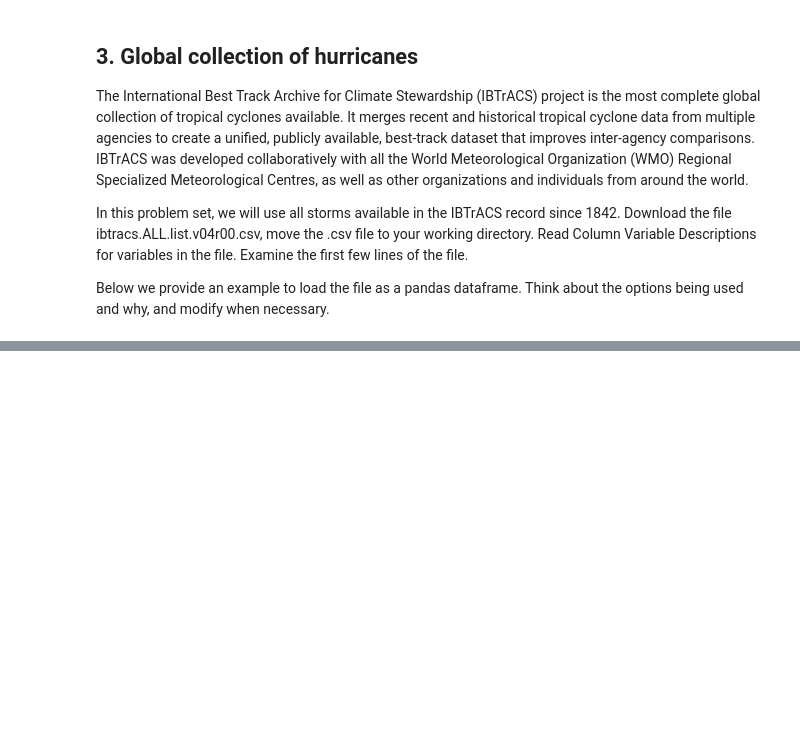
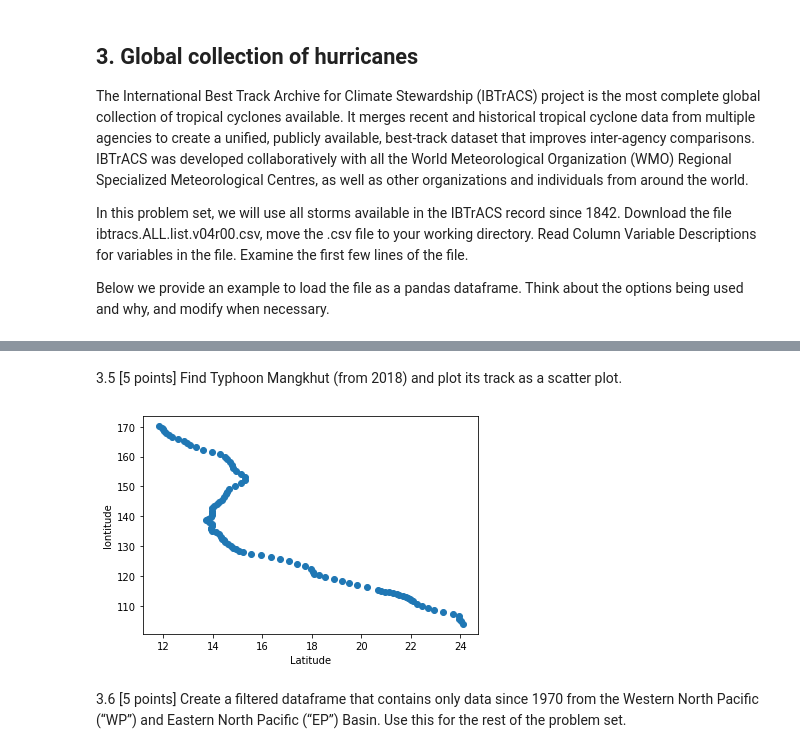
Before and after one commit to Momoc2/ESE5032_Assignment_12232267, a Jupyter notebook: PS2/PS2.ipynb, the cells around one changed output, grey strips where cells are left out. Drawn from its saved outputs; the diff is of its cells as text; code cells hidden in the pictures; blank space fills up the shorter version.

```diff
--- a/PS2/PS2.ipynb
+++ b/PS2/PS2.ipynb
@@ -112,0 +161,12 @@ Below we provide an example to load the file as a pandas dataframe. Think about
+# %% [markdown]
+3.5 [5 points] Find Typhoon Mangkhut (from 2018) and plot its track as a scatter plot.
+# %%
+mangkhut =data3.loc[(data3.NAME == 'MANGKHUT') & (data3.SEASON ==2018)]
+plt.scatter(mangkhut.LAT,mangkhut.LON)
+plt.xlabel('Latitude')
+plt.ylabel('lontitude')
+plt.show()
+# %% [output]
+[figure, added]
+# %% [markdown]
+3.6 [5 points] Create a filtered dataframe that contains only data since 1970 from the Western North Pacific (“WP”) and Eastern North Pacific (“EP”) Basin. Use this for the rest of the problem set.
```
Also changed, not shown: parts of 32 cells of this notebook, 1 other file.
